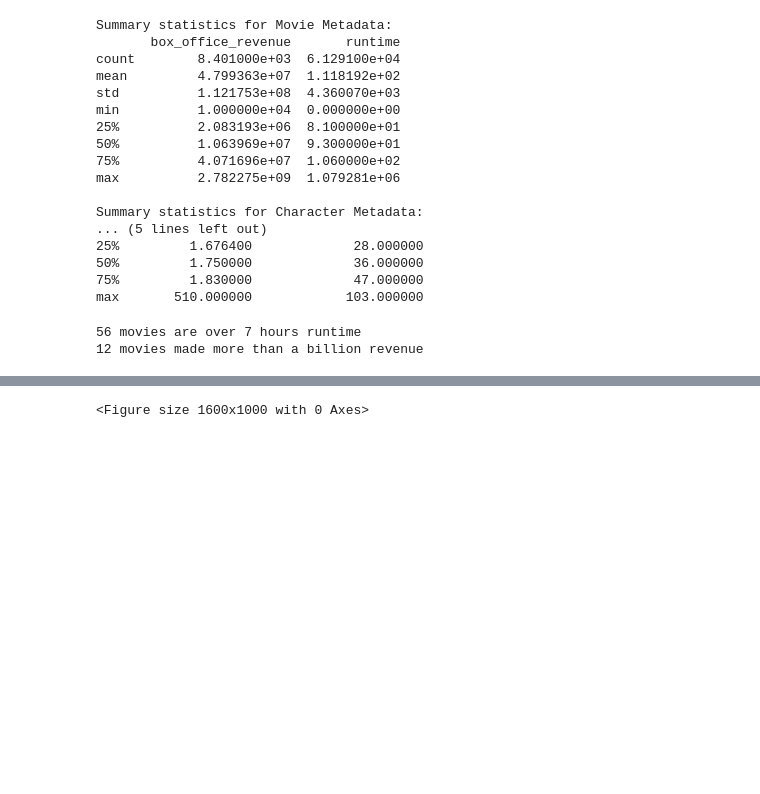
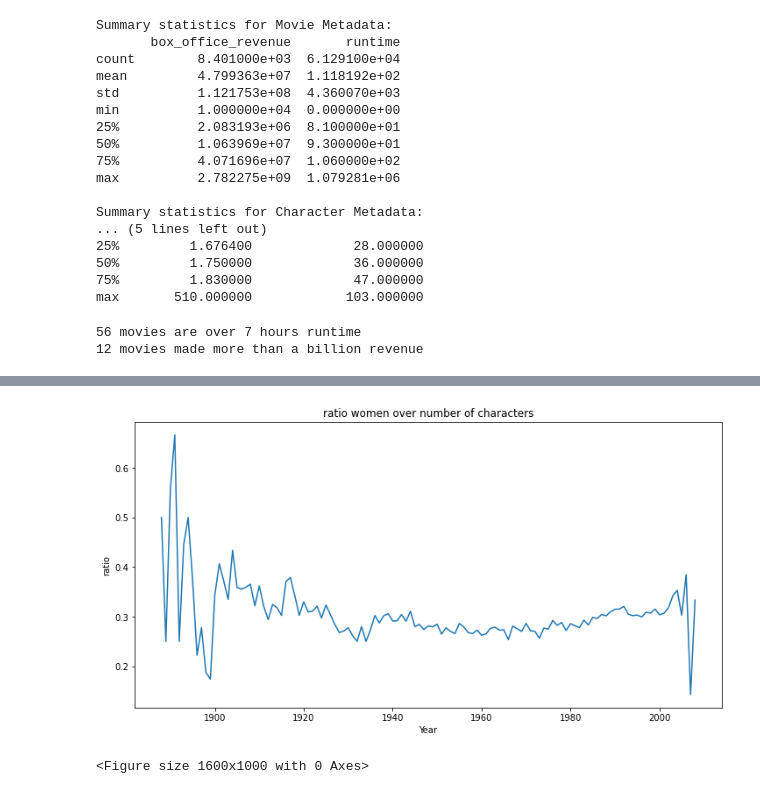
Before and after one commit to epfl-ada/ada-2024-project-skibidata, a Jupyter notebook: CMU_Starting.ipynb, the cells around one changed output, grey strips where cells are left out. Cells and saved outputs as stored; diff of their text form; code cells hidden in the pictures; blank space fills up the shorter version.

```diff
--- a/CMU_Starting.ipynb
+++ b/CMU_Starting.ipynb
@@ -577,3 +604,41 @@ plt.show()
+# %%
+import pandas as pd
+
+# Convert release_date columns to datetime
+movie_metadata_df['release_date'] = pd.to_datetime(movie_metadata_df['release_date'], errors='coerce')
+character_metadata_df['release_date'] = pd.to_datetime(character_metadata_df['release_date'], errors='coerce')
+
+Number_of_character = character_metadata_df.groupby('wikipedia_movie_id').size().reset_index(name='character_count')
+
+pd_merge = pd.merge(movie_metadata_df, Number_of_character, on='wikipedia_movie_id', how='inner')
+
+pd_merge['release_year'] = pd_merge['release_date'].dt.year
+
+year_occurrences = pd_merge['release_year'].value_counts().sort_index().reset_index(name='movie_count')
+year_occurrences.rename(columns={'index': 'release_year'}, inplace=True)
+
+year_character = pd_merge.groupby('release_year')['character_count'].mean().sort_index().reset_index(name='average_character_count')
+
+women_counts_over_time = (
+    character_metadata_df[character_metadata_df['actor_gender'] == 'F']
+    .groupby(character_metadata_df['release_date'].dt.year).size()
+)
+women_counts_over_time = women_counts_over_time.rename_axis('release_year').reset_index(name='female_actor_count')
+
+Stats = pd.merge(year_occurrences, year_character, on='release_year', how='inner')
+Stats_2 = pd.merge(Stats, women_counts_over_time, on='release_year', how='inner')
+
+Stats_2['ratio_of_women_over_total_number_of_character']=Stats_2['female_actor_count']/Stats_2['movie_count']/Stats_2['average_character_count']
+
+
+plt.figure(figsize=(12, 6))
+sns.lineplot(x=women_counts_over_time.index+1888, y=Stats_2['ratio_of_women_over_total_number_of_character'].values)
+plt.title('ratio women over number of characters')
+plt.xlabel('Year')
+plt.ylabel('ratio')
+plt.show()
+# %% [output]
+[figure, added]
 # %%
 top_countries_index = top_countries.index
 
```
Also changed, not shown: parts of 22 cells of this notebook.
